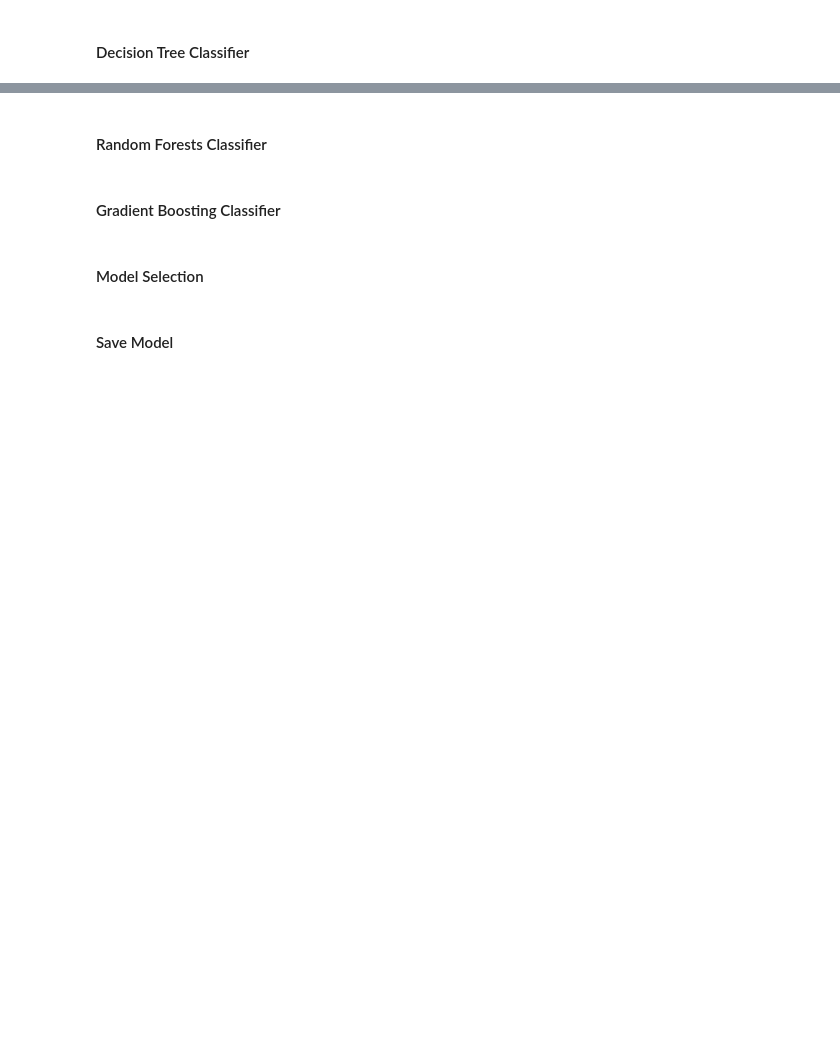
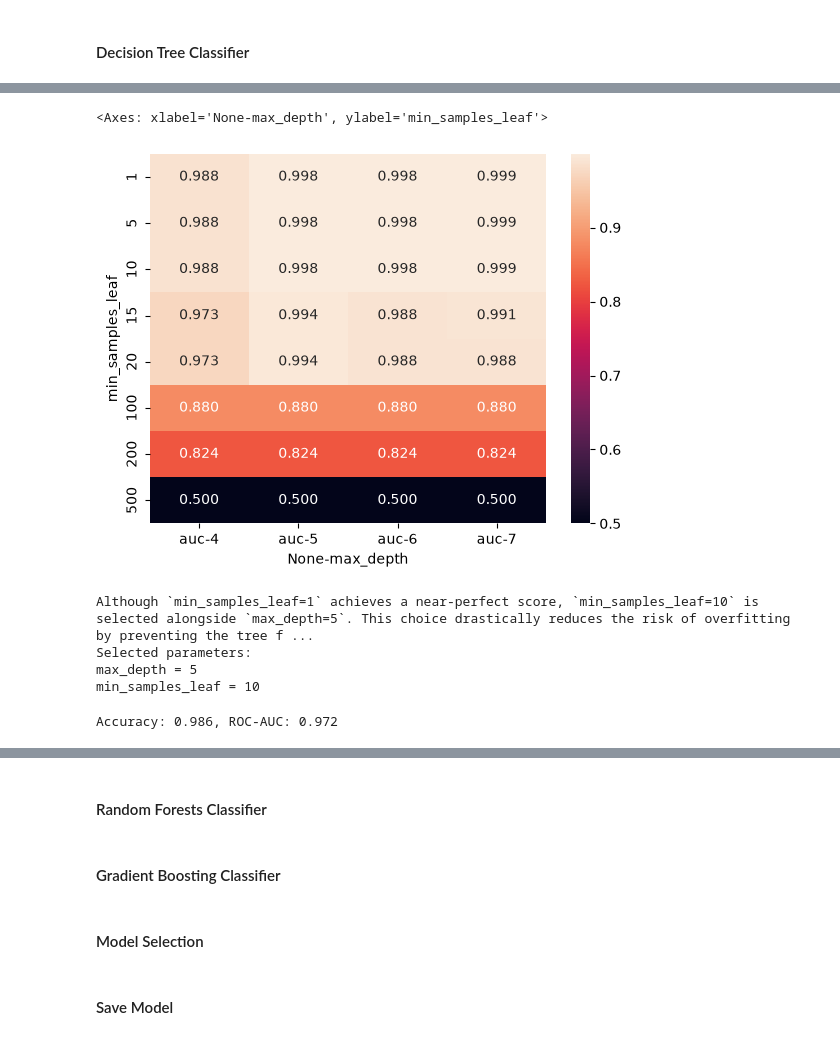
Before and after one commit to maneldevs/milk_quality_prediction, a Jupyter notebook: notebooks/notebook.ipynb, the cells around one changed output, grey strips where cells are left out. Cells and saved outputs as stored; diff of their text form; code cells hidden in the pictures; blank space fills up the shorter version.

```diff
--- a/notebooks/notebook.ipynb
+++ b/notebooks/notebook.ipynb
@@ -187,2 +294,10 @@ dtype: float64
 # %% [markdown]
 #### Decision Tree Classifier
+# %%
+def train_decision_tree(X_train, y_train, max_depth=None, min_samples_leaf=1):
+    model = DecisionTreeClassifier(max_depth=max_depth, min_samples_leaf=min_samples_leaf)
+    model.fit(X_train, y_train)
+    return model
+# %%
+modelDT = train_decision_tree(X_train, y_train)
+print(export_text(modelDT, feature_names=dv.get_feature_names_out()))
@@ -188,0 +322,9 @@ dtype: float64
+# %%
+# Hyperparameter tuning. max_depth
+depths = [1, 2, 3, 4, 5, 6, 7]
+
+for depth in depths:
+    modelDT = train_decision_tree(X_train, y_train, max_depth=depth)
+    y_pred = predict_proba(X_val, modelDT)
+    auc = roc_auc_score(y_val, y_pred)
+    print('%4s -> %.3f' % (depth, auc))
@@ -188,0 +339,17 @@ dtype: float64
+# %%
+# Hyperparameter tuning. min_samples_leaf
+depths = [4, 5, 6, 7]
+min_samples_leafs = [1, 5, 10, 15, 20, 500, 100, 200]
+scores = []
+
+for depth in depths:
+    for s in min_samples_leafs:
+        modelDT_i = train_decision_tree(X_train, y_train, max_depth=depth, min_samples_leaf=s)
+        y_pred_i = predict_proba(X_val, modelDT_i)
+        auc_i = roc_auc_score(y_val, y_pred_i)
+        scores.append((depth, s, auc_i))
+
+columns = ['max_depth', 'min_samples_leaf', 'auc']
+df_scores = pd.DataFrame(scores, columns=columns)
+df_scores_pivot = df_scores.pivot(index='min_samples_leaf', columns=['max_depth'], values=['auc'])
+df_scores_pivot.round(3)
@@ -188,0 +368,25 @@ dtype: float64
+# %%
+sns.heatmap(df_scores_pivot, annot=True, fmt=".3f")
+# %% [output]
+<Axes: xlabel='None-max_depth', ylabel='min_samples_leaf'>
+[figure, added]
+# %%
+selected_max_depth = 5
+selected_min_samples_leaf = 10
+print('Although `min_samples_leaf=1` achieves a near-perfect score, `min_samples_leaf=10` is selected alongside `max_depth=5`. This choice drastically reduces the risk of overfitting by preventing the tree from creating hyper-specific branches that memorize individual rows. Since the ROC-AUC remains stable at **0.998**, prioritizing structural robustness guarantees higher generalization capabilities when deployed in production')
+print("Selected parameters:")
+print(f'max_depth = {selected_max_depth}')
+print(f'min_samples_leaf = {selected_min_samples_leaf}')
+# %% [output]
+Although `min_samples_leaf=1` achieves a near-perfect score, `min_samples_leaf=10` is selected alongside `max_depth=5`. This choice drastically reduces the risk of overfitting by preventing the tree f ...
+Selected parameters:
+max_depth = 5
+min_samples_leaf = 10
+# %%
+modelDT = train_decision_tree(X_train, y_train, max_depth=selected_max_depth, min_samples_leaf=selected_min_samples_leaf)
+y_pred = predict(X_val, modelDT)
+accuracy = calculate_accuracy(y_val, y_pred, selected_threshold)
+roc_auc = roc_auc_score(y_val, y_pred)
+print (f"Accuracy: {accuracy:.3f}, ROC-AUC: {roc_auc:.3f}")
+# %% [output]
+Accuracy: 0.986, ROC-AUC: 0.972
```
Also changed, not shown: parts of 18 cells of this notebook, 1 other file.
